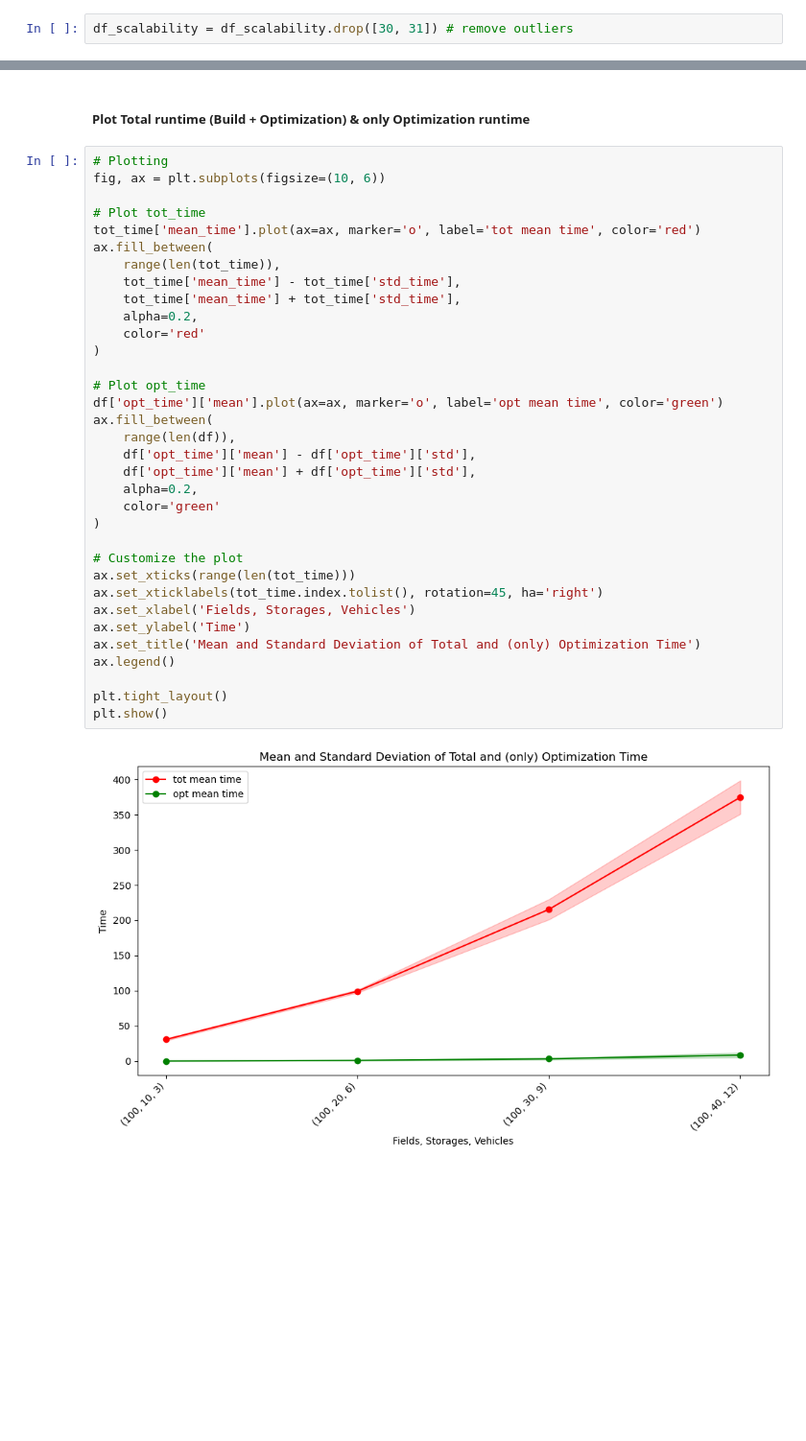
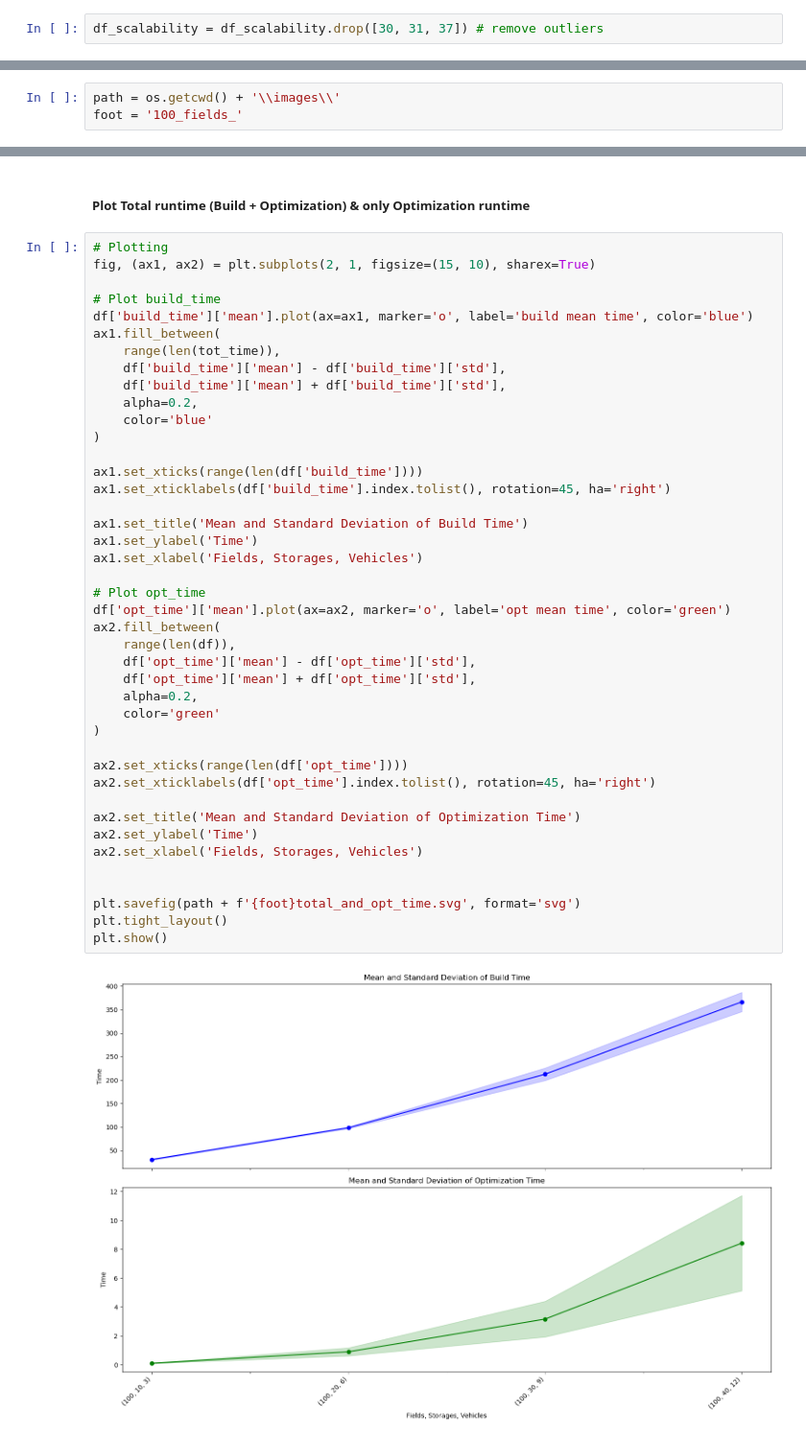
Before and after one commit to wilsonjefferson/DSSC_MO, a Jupyter notebook: larp_scalability_plots.ipynb, the cells around one changed output, grey strips where cells are left out. Shown at 96% size. Saved outputs shown, nothing was run; the diff lists cells and outputs as text; blank space fills up the shorter version.

Commit message:
scalability plots in svg and env file updated

```diff
--- a/larp_scalability_plots.ipynb
+++ b/larp_scalability_plots.ipynb
@@ -37,7 +57,7 @@ df_scalability = pd.DataFrame(scalability, columns=columns)
 # %% [markdown]
 Some iterations seem blocked or return an optimization runtime which is way far from the other iterations for the same set of [n. fields, n. storages, n. vehichels]; these runs are outiliers and they will not considered for the scalabiltiy analisys.
 # %%
-df_scalability = df_scalability.drop([30, 31]) # remove outliers
+df_scalability = df_scalability.drop([30, 31, 37]) # remove outliers
 # %% [markdown]
 ###  Group iterations
 # %% [markdown]
@@ -55,3 +75,6 @@ fields storages vehicles
        40       12        366.481884  20.525518    8.422  3.293899
 # %% [markdown]
 ### Produce Visualization
+# %%
+path = os.getcwd() + '\\images\\'
+foot = '100_fields_'
@@ -155,37 +185,45 @@ plt.show()
 ##### Plot Total runtime (Build + Optimization) & only Optimization runtime
 # %%
 # Plotting
-fig, ax = plt.subplots(figsize=(10, 6))
+fig, (ax1, ax2) = plt.subplots(2, 1, figsize=(15, 10), sharex=True)
 
-# Plot tot_time
-tot_time['mean_time'].plot(ax=ax, marker='o', label='tot mean time', color='red')
-ax.fill_between(
+# Plot build_time
+df['build_time']['mean'].plot(ax=ax1, marker='o', label='build mean time', color='blue')
+ax1.fill_between(
     range(len(tot_time)),
-    tot_time['mean_time'] - tot_time['std_time'],
-    tot_time['mean_time'] + tot_time['std_time'],
+    df['build_time']['mean'] - df['build_time']['std'],
+    df['build_time']['mean'] + df['build_time']['std'],
     alpha=0.2,
-    color='red'
+    color='blue'
 )
 
+ax1.set_xticks(range(len(df['build_time'])))
+ax1.set_xticklabels(df['build_time'].index.tolist(), rotation=45, ha='right')
+
+ax1.set_title('Mean and Standard Deviation of Build Time')
+ax1.set_ylabel('Time')
+ax1.set_xlabel('Fields, Storages, Vehicles')
+
 # Plot opt_time
-df['opt_time']['mean'].plot(ax=ax, marker='o', label='opt mean time', color='green')
-ax.fill_between(
+df['opt_time']['mean'].plot(ax=ax2, marker='o', label='opt mean time', color='green')
+ax2.fill_between(
     range(len(df)),
     df['opt_time']['mean'] - df['opt_time']['std'],
     df['opt_time']['mean'] + df['opt_time']['std'],
     alpha=0.2,
     color='green'
 )
 
-# Customize the plot
-ax.set_xticks(range(len(tot_time)))
-ax.set_xticklabels(tot_time.index.tolist(), rotation=45, ha='right')
-ax.set_xlabel('Fields, Storages, Vehicles')
-ax.set_ylabel('Time')
-ax.set_title('Mean and Standard Deviation of Total and (only) Optimization Time')
-ax.legend()
+ax2.set_xticks(range(len(df['opt_time'])))
+ax2.set_xticklabels(df['opt_time'].index.tolist(), rotation=45, ha='right')
 
+ax2.set_title('Mean and Standard Deviation of Optimization Time')
+ax2.set_ylabel('Time')
+ax2.set_xlabel('Fields, Storages, Vehicles')
+
+
+plt.savefig(path + f'{foot}total_and_opt_time.svg', format='svg')
 plt.tight_layout()
 plt.show()
 # %% [output]
-[figure, old version]
+[figure, new version]
```
Also changed, not shown: parts of 7 cells of this notebook, 11 other files.
